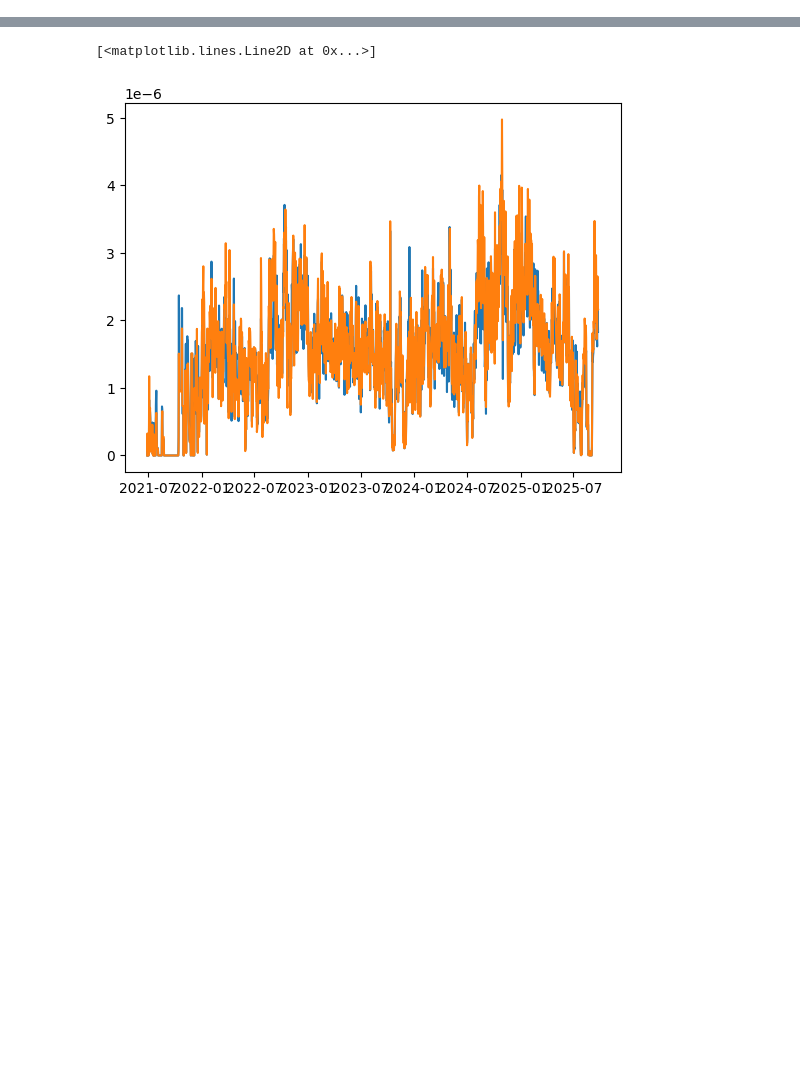
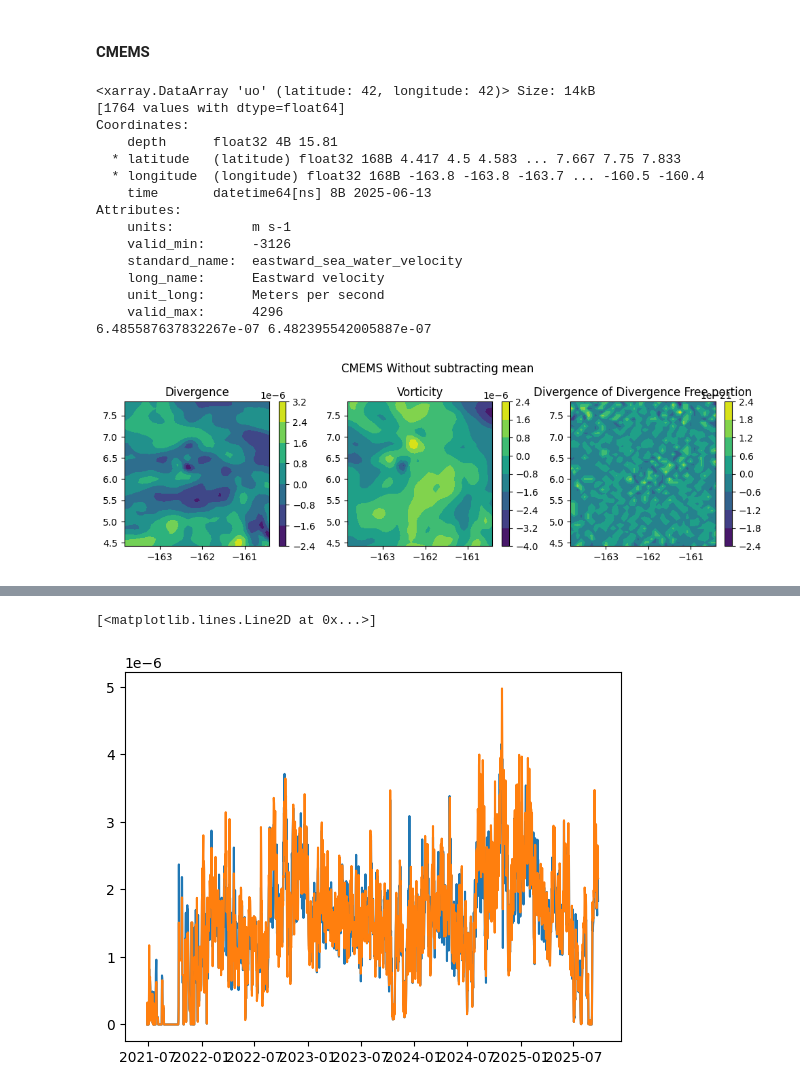
Before and after one commit to Colin-zerfass/fate-core, a Jupyter notebook: Code/Divergence.ipynb, the cells around one changed output, grey strips where cells are left out. Saved outputs shown, nothing was run; the diff lists cells and outputs as text; code cells hidden in the pictures; blank space fills up the shorter version.

```diff
--- a/Code/Divergence.ipynb
+++ b/Code/Divergence.ipynb
@@ -82,0 +221,53 @@ print(divv,vorv)
+# %% [markdown]
+#### CMEMS
+# %%
+cmems = xr.open_dataset("cmems.nc")
+target_date = pd.to_datetime("2025-6-13", format="%Y-%m-%d")
+slice_cm = cmems.sel(time =target_date, depth = 15, method = "nearest")
+
+print(slice_cm.uo)
+dx = haversine_dist(6.1, 163, 6.1, 163 +1/12) *1000
+
+div = divergence(slice_cm.uo, slice_cm.vo, dx,dx, field = True)
+vor = vorticity(slice_cm.uo, slice_cm.vo, dx,dx, field = True)
+divv = divergence(slice_cm.uo, slice_cm.vo, dx,dx)
+vorv = vorticity(slice_cm.uo, slice_cm.vo, dx,dx)
+u_df, v_df, psi = helmholtz_div_free(slice_cm.uo, slice_cm.vo, dx,dx)
+div_df = divergence(u_df, v_df, dx, dx, field = True)
+
+X, Y = np.meshgrid(slice_t.lon.to_numpy(), slice_t.lat.to_numpy())
+fig, ax = plt.subplots(1,3, figsize = (10,3))
+c1 = ax[0].contourf(X,Y, div)
+c2 = ax[1].contourf(X,Y, vor)
+c3 = ax[2].contourf(X,Y, div_df)
+fig.colorbar(c1, ax=ax[0])
+fig.colorbar(c2, ax=ax[1])
+fig.colorbar(c3, ax=ax[2])
+
+ax[0].set_title("Divergence")
+ax[1].set_title("Vorticity")
+ax[2].set_title("Divergence of Divergence Free portion")
+ax[0].set_box_aspect(1)
+ax[1].set_box_aspect(1)
+ax[2].set_box_aspect(1)
+fig.suptitle("CMEMS Without subtracting mean")
+fig.tight_layout()
+print(divv,vorv)
+fig.savefig(r"..\Figures\Divergence_cmems.png")
+# %% [output]
+<xarray.DataArray 'uo' (latitude: 42, longitude: 42)> Size: 14kB
+[1764 values with dtype=float64]
+Coordinates:
+    depth      float32 4B 15.81
+  * latitude   (latitude) float32 168B 4.417 4.5 4.583 ... 7.667 7.75 7.833
+  * longitude  (longitude) float32 168B -163.8 -163.8 -163.7 ... -160.5 -160.4
+    time       datetime64[ns] 8B 2025-06-13
+Attributes:
+    units:          m s-1
+    valid_min:      -3126
+    standard_name:  eastward_sea_water_velocity
+    long_name:      Eastward velocity
+    unit_long:      Meters per second
+    valid_max:      4296
+6.485587637832267e-07 6.482395542005887e-07
+[figure, added]
```
Also changed, not shown: parts of 19 cells of this notebook, 1 other file.
